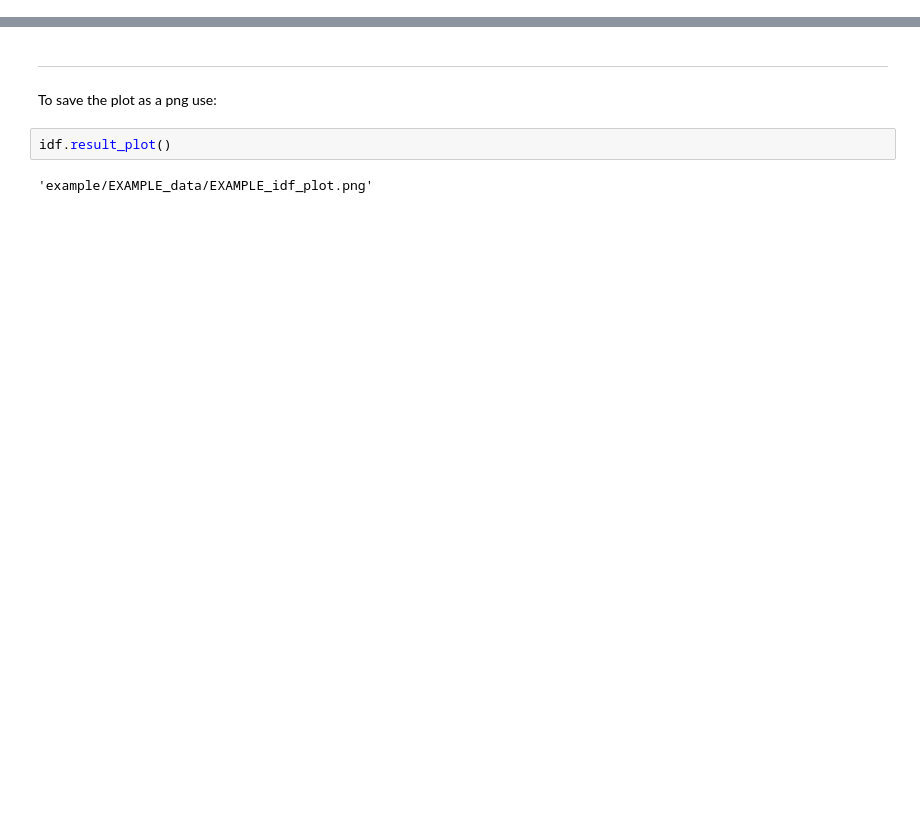
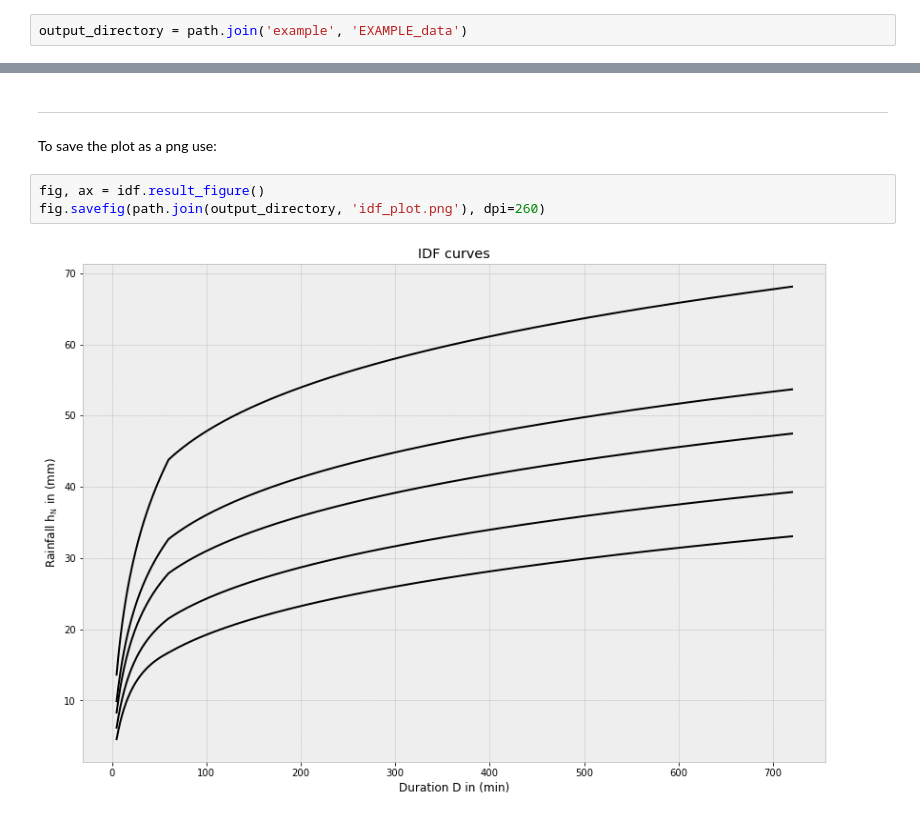
Before and after one commit to MarkusPic/intensity_duration_frequency_analysis, a Jupyter notebook: example.ipynb, the cells around one changed output, grey strips where cells are left out. Drawn from its saved outputs; the diff is of its cells as text; blank space fills up the shorter version.

```diff
--- a/example.ipynb
+++ b/example.ipynb
@@ -5,4 +6,6 @@ import pandas as pd
 %matplotlib inline
+# %%
+output_directory = path.join('example', 'EXAMPLE_data')
 # %% [markdown]
 # Intensity Duration Frequency Analyse
 # %% [markdown]
@@ -269,9 +250,10 @@ interactive(children=(IntSlider(value=5, description='min_duration', max=60, ste
 ----------------------------------------------------------------------------------
 # %% [markdown]
 To save the plot as a png use:
-# %%
-idf.result_plot()
-# %% [output]
-'example/EXAMPLE_data/EXAMPLE_idf_plot.png'
+# %%
+fig, ax = idf.result_figure()
+fig.savefig(path.join(output_directory, 'idf_plot.png'), dpi=260)
+# %% [output]
+[figure, added]
 # %%
 ! tree example/EXAMPLE_data
```
Also changed, not shown: parts of 34 cells of this notebook, 23 other files.
